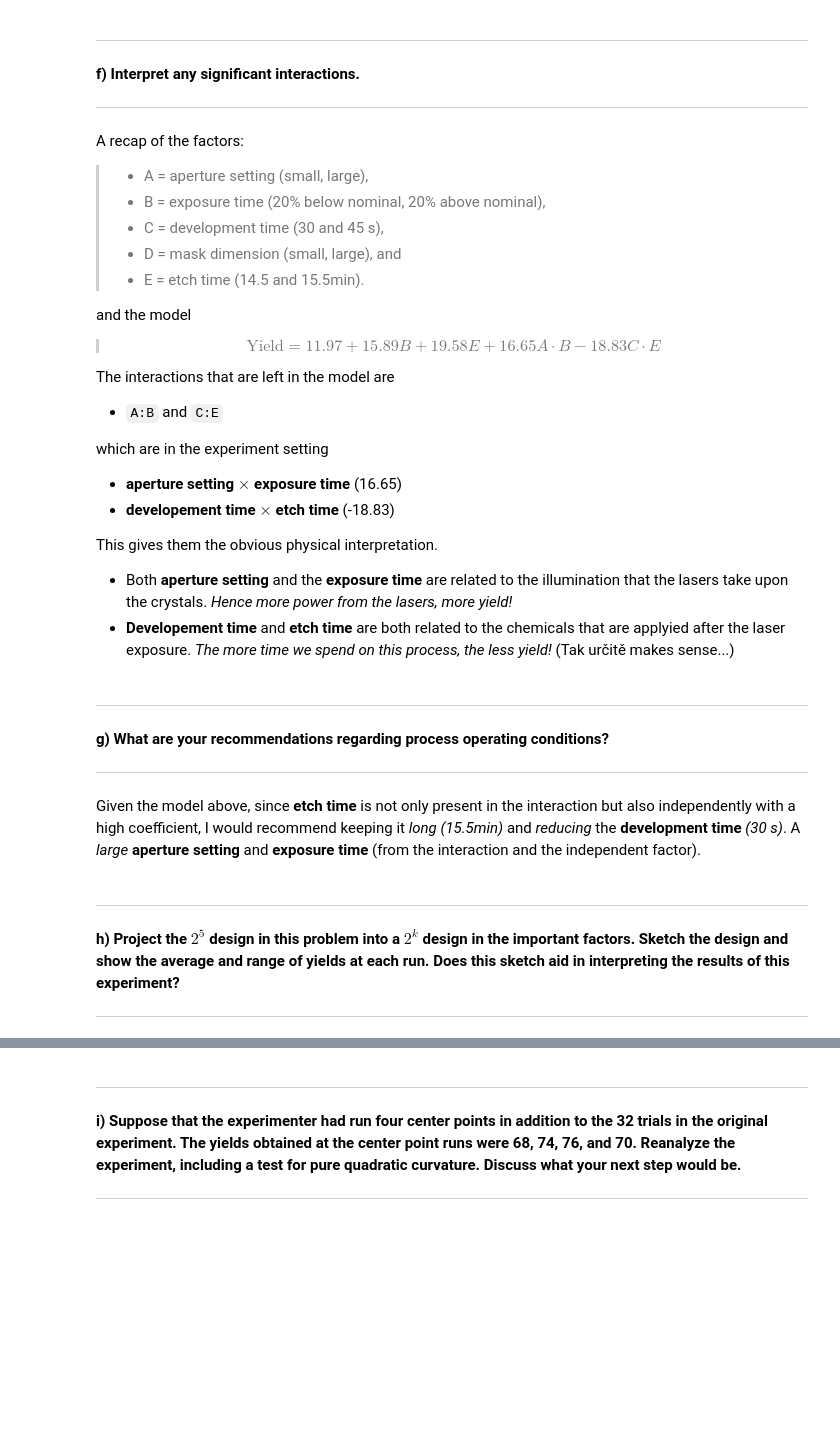
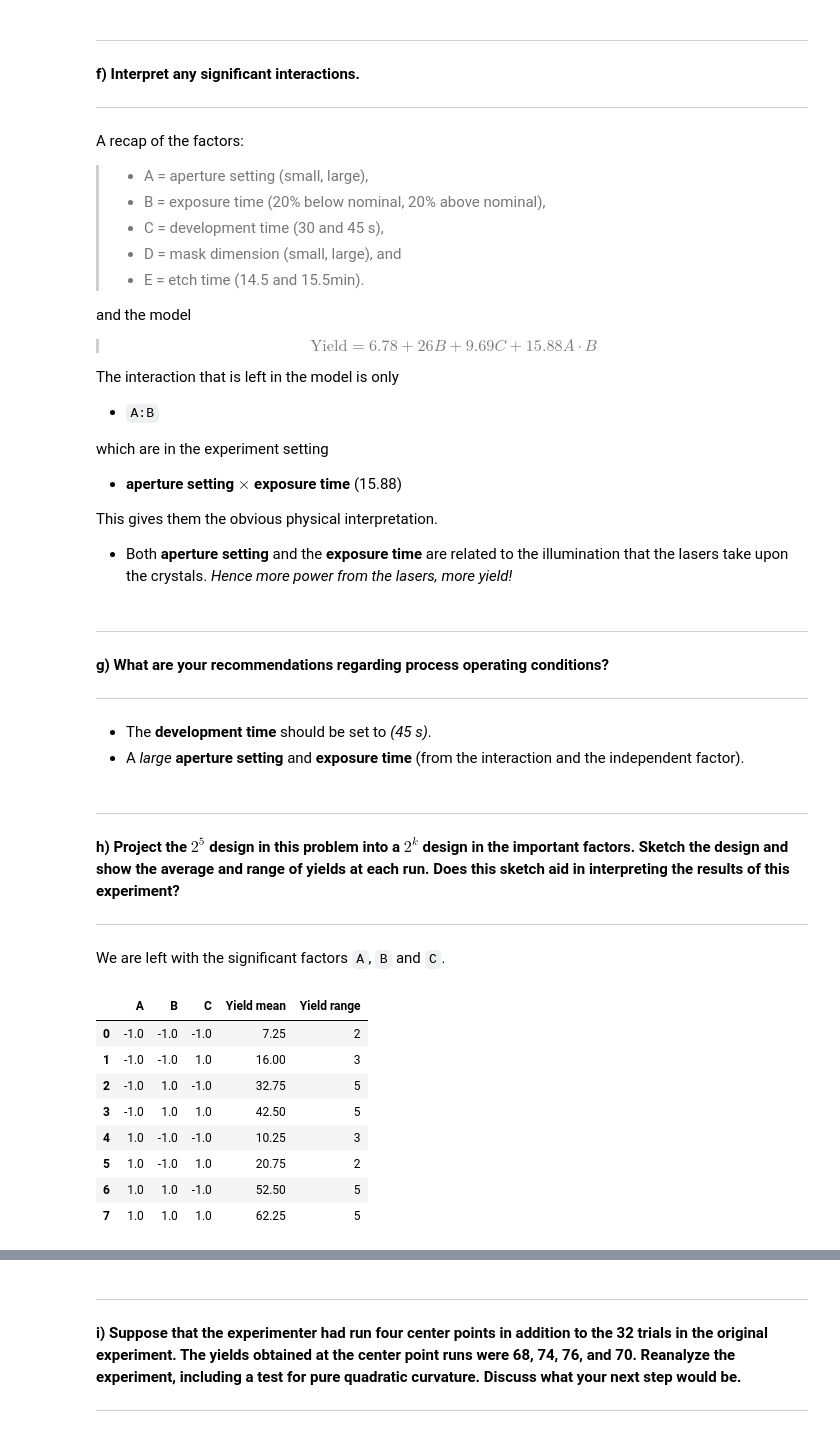
Before and after one commit to francji1/01NAEX, a Jupyter notebook: code/01NAEX_Exercise_07_MartinK.ipynb, the cells around one changed output, grey strips where cells are left out. Saved outputs shown, nothing was run; the diff lists cells and outputs as text; code cells hidden in the pictures; blank space fills up the shorter version.

```diff
--- a/code/01NAEX_Exercise_07_MartinK.ipynb
+++ b/code/01NAEX_Exercise_07_MartinK.ipynb
@@ -421,19 +393,17 @@ A recap of the factors:
 
 and the model
 > $$
-\text{Yield} = 11.97 + 15.89 B + 19.58 E + 16.65 A\cdot B - 18.83 C \cdot E
+\text{Yield} = 6.78 + 26 B + 9.69 C + 15.88 A\cdot B
 $$
 >
-The interactions that are left in the model are
-+ `A:B` and `C:E`
+The interaction that is left in the model is only
++ `A:B`
 
 which are in the experiment setting
-+ **aperture setting** $\times$ **exposure time** (16.65)
-+ **developement time** $\times$ **etch time** (-18.83)
++ **aperture setting** $\times$ **exposure time** (15.88)
 
 This gives them the obvious physical interpretation.
 + Both **aperture setting** and the **exposure time** are related to the illumination that the lasers take upon the crystals. _Hence more power from the lasers, more yield!_
-+ **Developement time** and **etch time** are both related to the chemicals that are applyied after the laser exposure. _The more time we spend on this process, the less yield!_ (Tak určitě makes sense...)
 # %% [markdown]
 ---
 **g) What are your recommendations regarding process
@@ -441,7 +411,8 @@ operating conditions?**
 
 ---
 # %% [markdown]
-Given the model above, since **etch time** is not only present in the interaction but also independently with a high coefficient, I would recommend keeping it _long (15.5min)_ and _reducing_ the **development time** _(30 s)_. A _large_ **aperture setting** and **exposure time** (from the interaction and the independent factor).
++ The **development time** should be set to _(45 s)_.
++ A _large_ **aperture setting** and **exposure time** (from the interaction and the independent factor).
 # %% [markdown]
 ---
 **h) Project the $2^5$ design in this problem into a $2^k$ design
@@ -451,3 +422,7 @@ this sketch aid in interpreting the results of this
 experiment?**
 
 ---
+# %% [markdown]
+We are left with the significant factors `A`, `B` and `C`.
+# %%
+df626_2k = df626_df.groupby(['A', 'B', 'C'], observed = False)
@@ -453,0 +431,15 @@ experiment?**
+# %%
+df626_2k_df = pd.DataFrame(df626_2k['Yield'].mean())
+df626_2k_df.rename(columns = {'Yield':'Yield mean'}, inplace = True)
+df626_2k_df['Yield range'] = df626_2k['Yield'].apply(lambda y: np.max(y) - np.min(y))
+df626_2k_df.reset_index([0,1,2])
+# %% [output]
+|  | A | B | C | Yield mean | Yield range |
+| 0 | -1.0 | -1.0 | -1.0 | 7.25 | 2 |
+| 1 | -1.0 | -1.0 | 1.0 | 16.00 | 3 |
+| 2 | -1.0 | 1.0 | -1.0 | 32.75 | 5 |
+| 3 | -1.0 | 1.0 | 1.0 | 42.50 | 5 |
+| 4 | 1.0 | -1.0 | -1.0 | 10.25 | 3 |
+| 5 | 1.0 | -1.0 | 1.0 | 20.75 | 2 |
+| 6 | 1.0 | 1.0 | -1.0 | 52.50 | 5 |
+| 7 | 1.0 | 1.0 | 1.0 | 62.25 | 5 |
```
Also changed, not shown: parts of 20 cells of this notebook.
